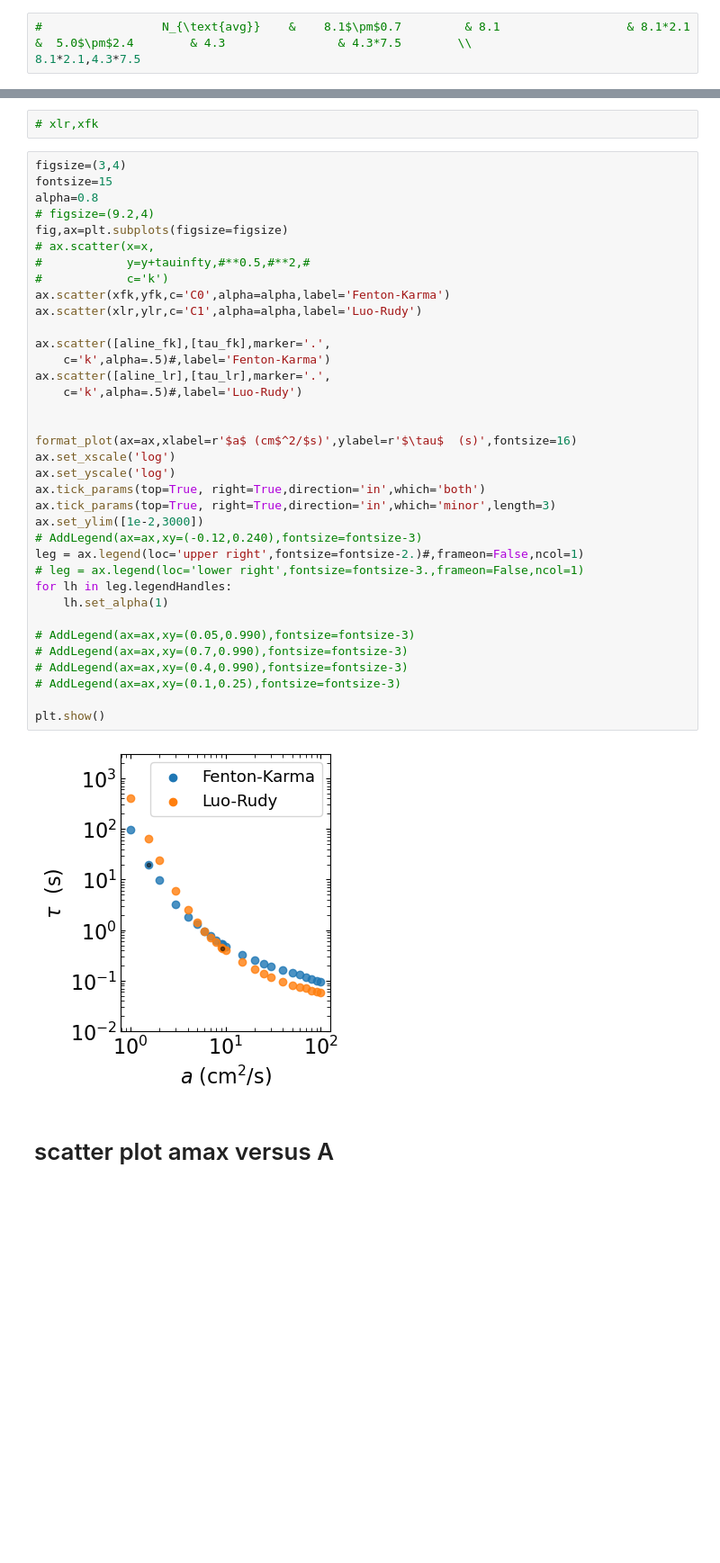
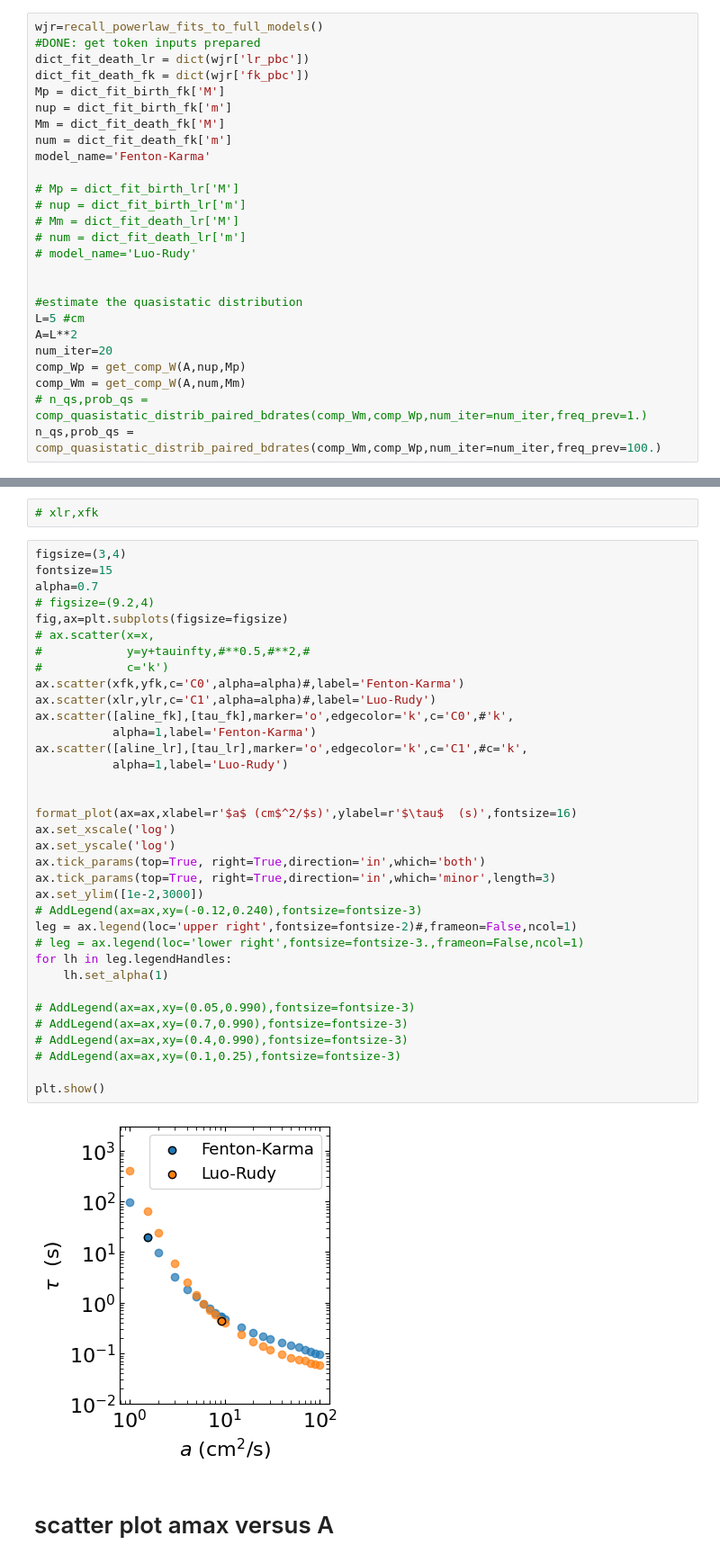
Before and after one commit to timtyree/bgmc, a Jupyter notebook: python/Generation of figure 4.ipynb, the cells around one changed output, grey strips where cells are left out. Shown at 90% size. Cells and saved outputs as stored; diff of their text form; blank space fills up the shorter version.

```diff
--- a/python/Generation of figure 4.ipynb
+++ b/python/Generation of figure 4.ipynb
@@ -3893,5 +3893,28 @@ amax=9999
 # %% [output]
 81.60000000000001
 # %%
-#                 N_{\text{avg}}    &    8.1$\pm$0.7         & 8.1                  & 8.1*2.1                     &  5.0$\pm$2.4        & 4.3                & 4.3*7.5        \\
-8.1*2.1,4.3*7.5
+wjr=recall_powerlaw_fits_to_full_models()
+#DONE: get token inputs prepared
+dict_fit_death_lr = dict(wjr['lr_pbc'])
+dict_fit_death_fk = dict(wjr['fk_pbc'])
+Mp = dict_fit_birth_fk['M']
+nup = dict_fit_birth_fk['m']
+Mm = dict_fit_death_fk['M']
+num = dict_fit_death_fk['m']
+model_name='Fenton-Karma'
+
+# Mp = dict_fit_birth_lr['M']
+# nup = dict_fit_birth_lr['m']
+# Mm = dict_fit_death_lr['M']
+# num = dict_fit_death_lr['m']
+# model_name='Luo-Rudy'
+
+
+#estimate the quasistatic distribution
+L=5 #cm
+A=L**2
+num_iter=20
+comp_Wp = get_comp_W(A,nup,Mp)
+comp_Wm = get_comp_W(A,num,Mm)
+# n_qs,prob_qs = comp_quasistatic_distrib_paired_bdrates(comp_Wm,comp_Wp,num_iter=num_iter,freq_prev=1.)
+n_qs,prob_qs = comp_quasistatic_distrib_paired_bdrates(comp_Wm,comp_Wp,num_iter=num_iter,freq_prev=100.)
@@ -4106,41 +4129,40 @@ tau_lr = ylr[xlr==aline_lr][0]
 # %%
 figsize=(3,4)
 fontsize=15
-alpha=0.8
+alpha=0.7
 # figsize=(9.2,4)
 fig,ax=plt.subplots(figsize=figsize)
 # ax.scatter(x=x,
 #            y=y+tauinfty,#**0.5,#**2,#
 #            c='k')
-ax.scatter(xfk,yfk,c='C0',alpha=alpha,label='Fenton-Karma')
-ax.scatter(xlr,ylr,c='C1',alpha=alpha,label='Luo-Rudy')
-
-ax.scatter([aline_fk],[tau_fk],marker='.',
-    c='k',alpha=.5)#,label='Fenton-Karma')
-ax.scatter([aline_lr],[tau_lr],marker='.',
-    c='k',alpha=.5)#,label='Luo-Rudy')
+ax.scatter(xfk,yfk,c='C0',alpha=alpha)#,label='Fenton-Karma')
+ax.scatter(xlr,ylr,c='C1',alpha=alpha)#,label='Luo-Rudy')
+ax.scatter([aline_fk],[tau_fk],marker='o',edgecolor='k',c='C0',#'k',
+           alpha=1,label='Fenton-Karma')
+ax.scatter([aline_lr],[tau_lr],marker='o',edgecolor='k',c='C1',#c='k',
+           alpha=1,label='Luo-Rudy')
 
 
 format_plot(ax=ax,xlabel=r'$a$ (cm$^2/$s)',ylabel=r'$\tau$  (s)',fontsize=16)
 ax.set_xscale('log')
 ax.set_yscale('log')
 ax.tick_params(top=True, right=True,direction='in',which='both')
 ax.tick_params(top=True, right=True,direction='in',which='minor',length=3)
 ax.set_ylim([1e-2,3000])
 # AddLegend(ax=ax,xy=(-0.12,0.240),fontsize=fontsize-3)
-leg = ax.legend(loc='upper right',fontsize=fontsize-2.)#,frameon=False,ncol=1)
+leg = ax.legend(loc='upper right',fontsize=fontsize-2)#,frameon=False,ncol=1)
 # leg = ax.legend(loc='lower right',fontsize=fontsize-3.,frameon=False,ncol=1)
 for lh in leg.legendHandles:
     lh.set_alpha(1)
 
 # AddLegend(ax=ax,xy=(0.05,0.990),fontsize=fontsize-3)
 # AddLegend(ax=ax,xy=(0.7,0.990),fontsize=fontsize-3)
 # AddLegend(ax=ax,xy=(0.4,0.990),fontsize=fontsize-3)
 # AddLegend(ax=ax,xy=(0.1,0.25),fontsize=fontsize-3)
 
 plt.show()
 # %% [output]
-[figure, old version]
+[figure, new version]
 # %% [markdown]
 # scatter plot amax versus A
 # %%
```
Also changed, not shown: parts of 16 cells of this notebook, 2 other files.
